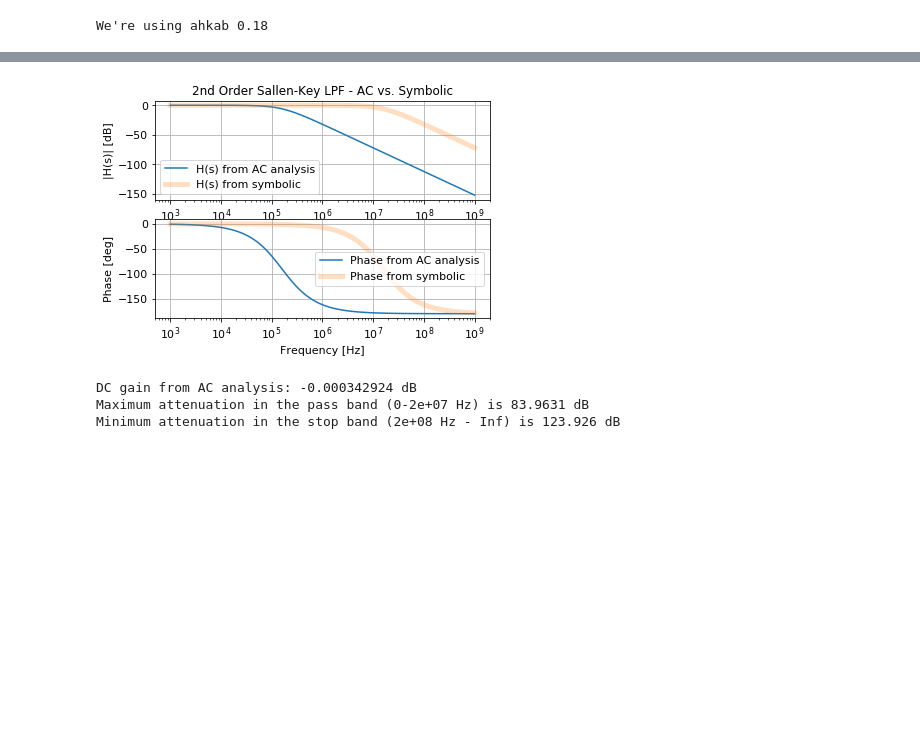
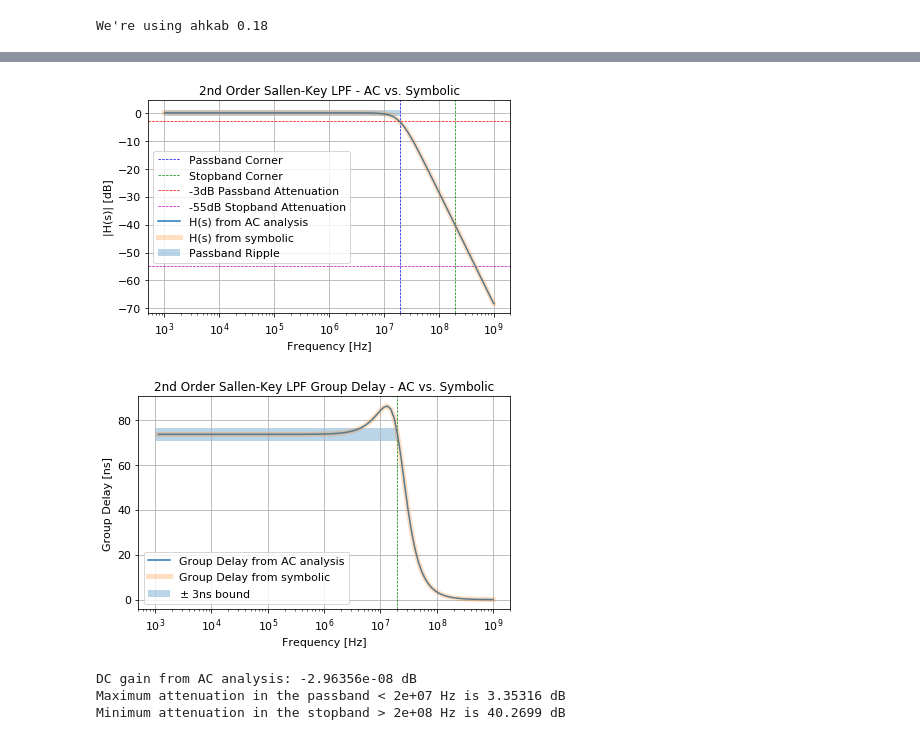
Before and after one commit to vighneshiyer/ee240b-project, a Jupyter notebook: Sallen-Key.ipynb, the cells around one changed output, grey strips where cells are left out. Drawn from its saved outputs; the diff is of its cells as text; code cells hidden in the pictures; blank space fills up the shorter version.

Commit message:
Plotting cleanup

```diff
--- a/Sallen-Key.ipynb
+++ b/Sallen-Key.ipynb
@@ -151,22 +182,41 @@ Voltage swing attainable? True
 # %%
-fig = plt.figure()
-plt.subplot(211)
+# Plot resulting gain, phase, group delay
+fig, ax = plt.subplots()
+plt.axvline(x=20e6, linestyle = '--', linewidth=0.7, color='b', label='Passband Corner')
+plt.axvline(x=200e6, linestyle = '--', linewidth=0.7, color='g', label='Stopband Corner')
+plt.axhline(y=-3, linestyle = '--', linewidth=0.7, color='r', label='-3dB Passband Attenuation')
+plt.axhline(y=-55, linestyle = '--', linewidth=0.7, color='m', label='-55dB Stopband Attenuation')
+ax.fill([r['ac']['f'][0], 20e6, 20e6, r['ac']['f'][0]], [1, 1, -1, -1], alpha=0.3, label='Passband Ripple')
 plt.semilogx(r['ac']['f'], 20*np.log10(np.abs(r['ac']['Vout'])), '-', label='H(s) from AC analysis')
 plt.semilogx(r['ac']['f'], 20*np.log10(np.abs(HS(r['ac'].get_x()))), '-', lw=5, alpha=.25, label='H(s) from symbolic')
 #plt.semilogx(r['ac']['f'], 20*np.log10(np.abs(HS_r1(r['ac'].get_x()))), '-', label='H(s) from resistor to output')
+plt.xlabel('Frequency [Hz]')
 plt.ylabel('|H(s)| [dB]')
 plt.title(lpf.title + " - AC vs. Symbolic")
-plt.legend(); plt.grid(True);
-plt.subplot(212)
-plt.semilogx(r['ac']['f'], 180/np.pi*np.angle(r['ac']['Vout']), '-', label='Phase from AC analysis')
-plt.semilogx(r['ac']['f'], 180/np.pi*(np.angle(HS(r['ac'].get_x()))), '-', lw=5, alpha=.25, label='Phase from symbolic')
+plt.legend(); plt.grid(True); plt.tight_layout();
+
+#plt.figure()
+#plt.semilogx(r['ac']['f'], 180/np.pi*np.angle(r['ac']['Vout']), '-', label='Phase from AC analysis')
+#plt.semilogx(r['ac']['f'], 180/np.pi*(np.angle(HS(r['ac'].get_x()))), '-', lw=5, alpha=.25, label='Phase from symbolic')
+#plt.xlabel('Frequency [Hz]')
+#plt.ylabel('Phase [deg]')
+#plt.legend(); plt.grid(True);
+
+fig, ax = plt.subplots()
+plt.axvline(x=20e6, linestyle = '--', linewidth=0.7, color='g')
+group_delay = (-np.diff(np.unwrap(np.angle(r['ac']['Vout']))) / np.diff(r['ac']['f'])) * 1e9
+ax.fill([r['ac']['f'][0], 20e6, 20e6, r['ac']['f'][0]], [group_delay[0] + 3, group_delay[0] + 3, group_delay[0] - 3, group_delay[0] - 3], alpha=0.3, label='$\pm$ 3ns bound')
+plt.semilogx(r['ac']['f'][1:], (-np.diff(np.unwrap(np.angle(r['ac']['Vout']))) / np.diff(r['ac']['f'])) * 1e9, '-', label='Group Delay from AC analysis')
+plt.semilogx(r['ac']['f'][1:], (-np.diff(np.unwrap(np.angle(HS(r['ac'].get_x())))) / np.diff(r['ac']['f'])) * 1e9, '-', lw=5, alpha=.25, label='Group Delay from symbolic')
 plt.xlabel('Frequency [Hz]')
-plt.ylabel('Phase [deg]')
-#fig.savefig('ac_plot.png')
-plt.legend(); plt.grid(True);
+plt.ylabel('Group Delay [ns]')
+plt.title(lpf.title + " Group Delay - AC vs. Symbolic")
+plt.legend(); plt.grid(True); plt.tight_layout();
+
 plt.show();
 # %% [output]
-[figure, old version]
+[figure, new version]
+[figure, added]
 # %%
 # Check against AC simulation
 # DC gain
@@ -182,9 +232,9 @@ frequencies = r['ac']['f']
 # call scipy to interpolate
 norm_out_db_interpolated = scipy.interpolate.interp1d(frequencies, norm_out_db)
 
-print("Maximum attenuation in the pass band (0-%g Hz) is %g dB" % (20e6, -1.0*norm_out_db_interpolated(20e6)))
-print("Minimum attenuation in the stop band (%g Hz - Inf) is %g dB" % (200e6, -1.0*norm_out_db_interpolated(200e6)))
+print("Maximum attenuation in the passband < %g Hz is %g dB" % (20e6, -1.0*norm_out_db_interpolated(20e6)))
+print("Minimum attenuation in the stopband > %g Hz is %g dB" % (200e6, -1.0*norm_out_db_interpolated(200e6)))
 # %% [output]
-DC gain from AC analysis: -0.000342924 dB
-Maximum attenuation in the pass band (0-2e+07 Hz) is 83.9631 dB
-Minimum attenuation in the stop band (2e+08 Hz - Inf) is 123.926 dB
+DC gain from AC analysis: -2.96356e-08 dB
+Maximum attenuation in the passband < 2e+07 Hz is 3.35316 dB
+Minimum attenuation in the stopband > 2e+08 Hz is 40.2699 dB
```
Also changed, not shown: parts of 4 cells of this notebook.
